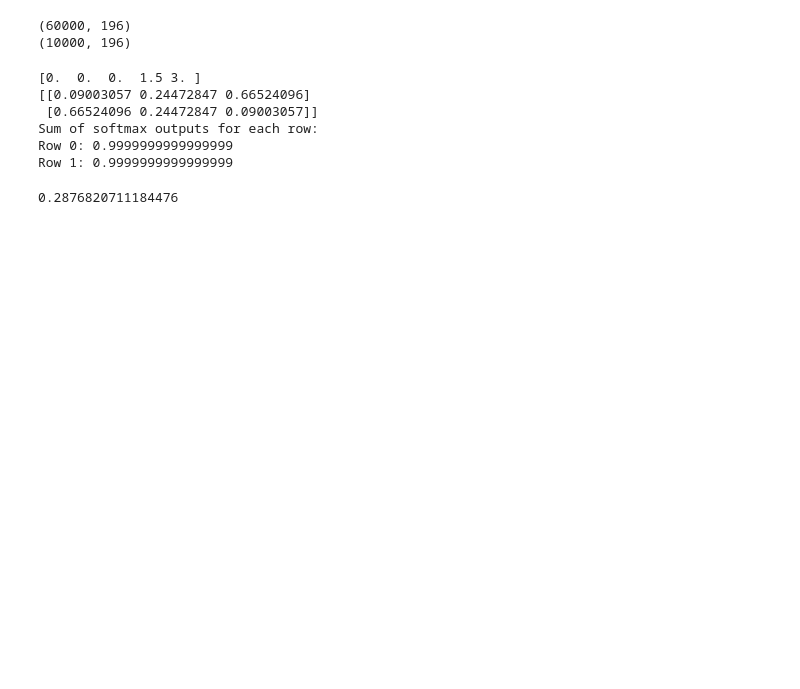
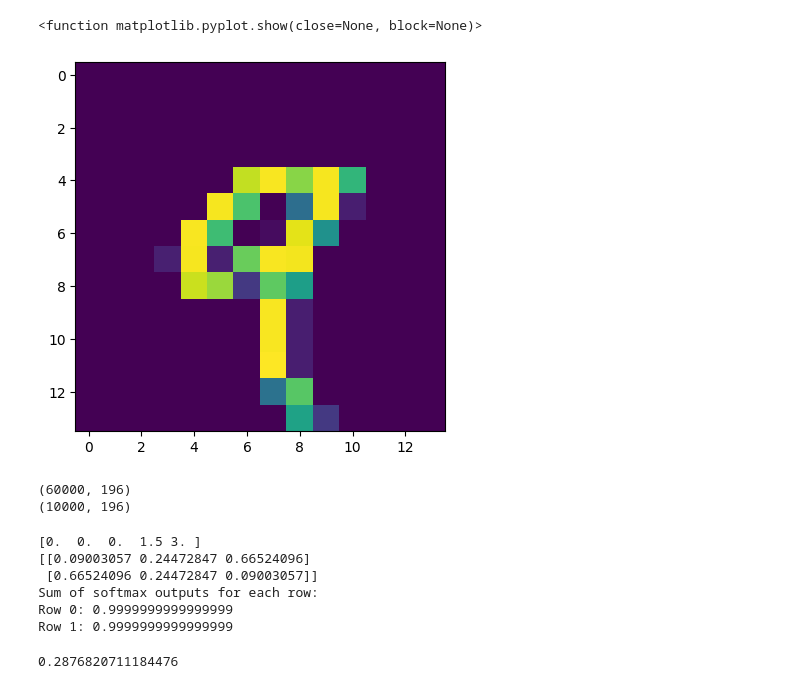
Before and after one commit to Rein-Schregardus/Data-Structures-And-Alogirthms, a Jupyter notebook: week_11_best_for_mystery/trainer.ipynb, the cells around one changed output. Cells and saved outputs as stored; diff of their text form; code cells hidden in the pictures; blank space fills up the shorter version.

```diff
--- a/week_11_best_for_mystery/trainer.ipynb
+++ b/week_11_best_for_mystery/trainer.ipynb
@@ -11,8 +11,8 @@ encoder = OneHotEncoder(sparse_output=False)
 # Load mnist
 (train_images, train_labels), (test_images, test_labels) = mnist.load_data()
 
-train_images = np.resize(train_images, (60_000, 14, 14))
-test_images = np.resize(test_images, (10_000, 14, 14))
+train_images = train_images[:, ::2, ::2]
+test_images = test_images[:, ::2, ::2]
 
 # Normalize images
 train_images = train_images.astype(np.float32) / 255.0
@@ -24,6 +24,12 @@ test_images_flat = test_images.reshape(-1, 196)
 # One hot encode labels
 train_labels_oh = encoder.fit_transform(train_labels.reshape(-1, 1))
 test_labels_oh = encoder.fit_transform(test_labels.reshape(-1, 1))
+# %%
+plt.imshow(train_images[4])
+plt.show
+# %% [output]
+<function matplotlib.pyplot.show(close=None, block=None)>
+[figure, added]
 # %%
 print(train_images_flat.shape)
 print(test_images_flat.shape)
```
Also changed, not shown: parts of 8 cells of this notebook, 23 other files.
